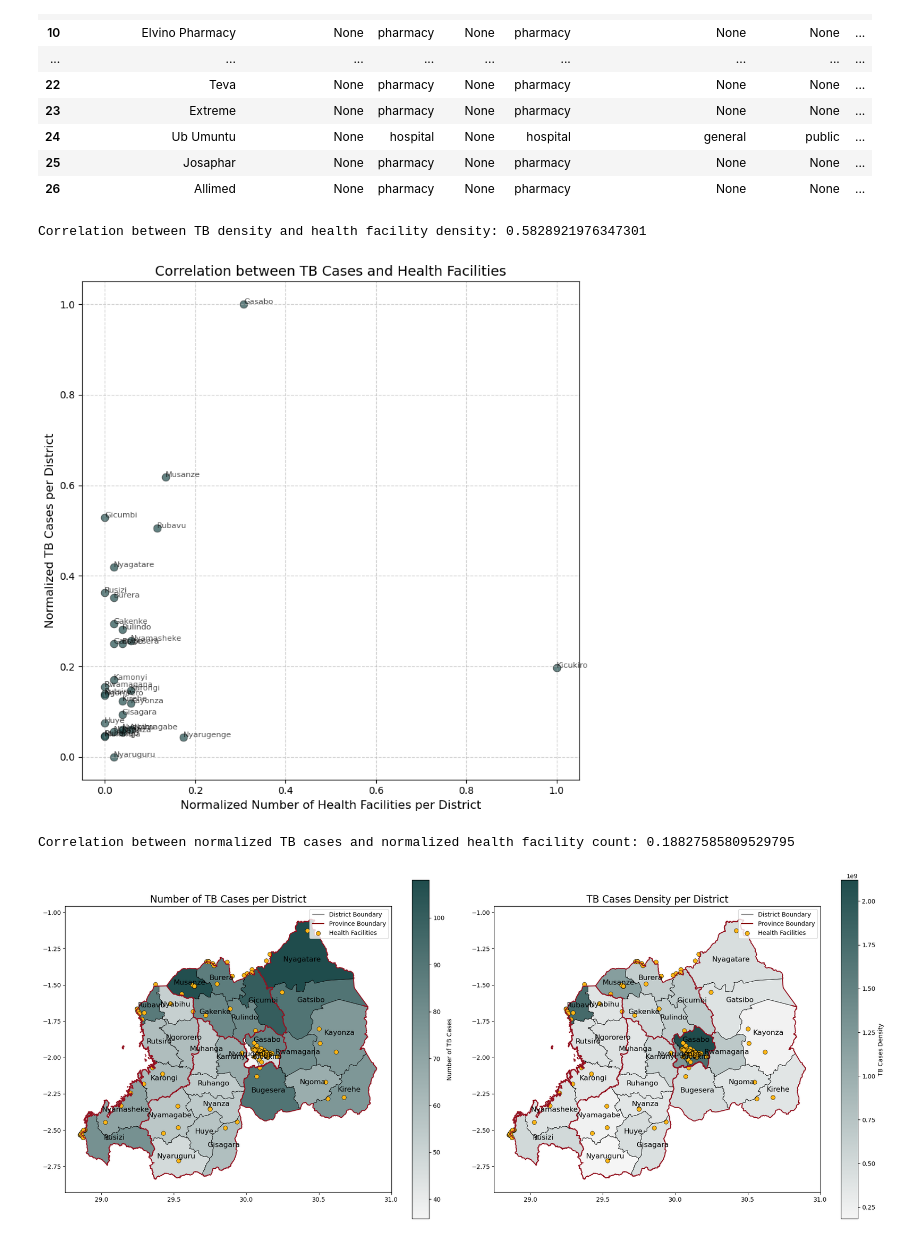
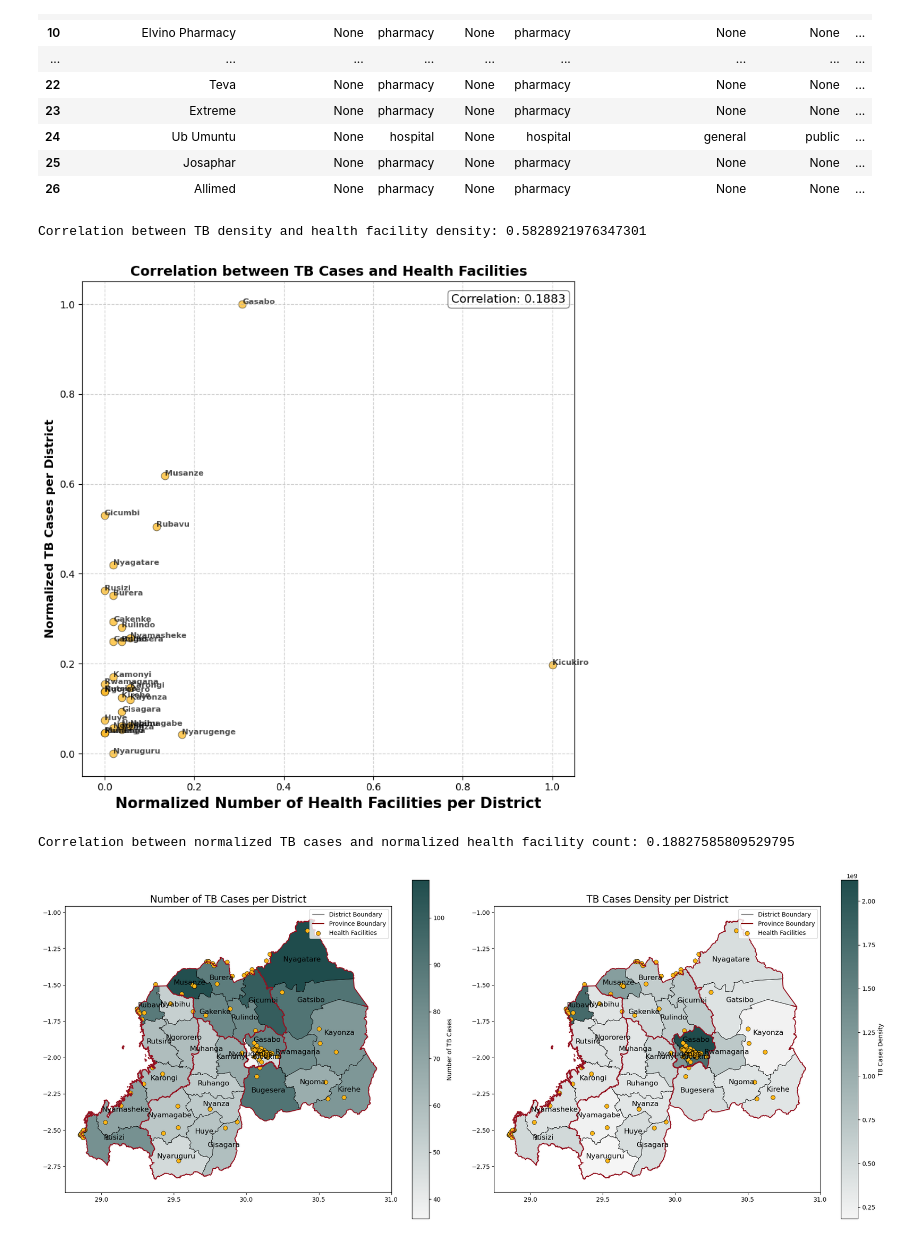
Before and after one commit to FonyaBrandone/MBDA_Research, a Jupyter notebook: ntaghagh/main_map.ipynb, the cells around one changed output. Cells and saved outputs as stored; diff of their text form; code cells hidden in the pictures.

```diff
--- a/ntaghagh/main_map.ipynb
+++ b/ntaghagh/main_map.ipynb
@@ -386,12 +386,13 @@ for idx, row in disease_gdf.iterrows():
                      ha='center', fontsize=12, color='black')
 
 # Plot health facilities
-main_facility_df.plot(ax=axes[0], color='#FDB515', markersize=50, label='Health Facilities',
-                   legend=True, edgecolor='black', linewidth=0.5)
+for i, facility in enumerate(main_facility):
+    facility_gdf = geo_points_df[geo_points_df['amenity'] == facility]
+    facility_gdf.plot(ax=axes[0], color=colors[i % len(colors)], markersize=100, label=facility, edgecolor='black', linewidth=0.5)
 
 # Add title for the first plot
 axes[0].set_title("Number of TB Cases per District", fontsize=16)
-axes[0].legend()
+axes[0].legend(loc='upper left', frameon=False)
 
 # --- Second Plot: TB Density per District ---
 # Plot the base map (district boundaries)
@@ -411,11 +412,12 @@ for idx, row in disease_gdf.iterrows():
                      ha='center', fontsize=12, color='black')
 
 # Plot of health facilities
-main_facility_df.plot(ax=axes[1], color='#FDB515', markersize=50, label='Health Facilities',
-                   legend=True, edgecolor='black', linewidth=0.5)
+for i, facility in enumerate(main_facility):
+    facility_gdf = geo_points_df[geo_points_df['amenity'] == facility]
+    facility_gdf.plot(ax=axes[1], color=colors[i % len(colors)], markersize=100, label=facility, edgecolor='black', linewidth=0.5)
 
 axes[1].set_title("TB Cases Density per District", fontsize=16)
-axes[1].legend()
+axes[1].legend(loc='upper left', frameon=False)
 
 # Adjusting plot layout
 plt.tight_layout()
@@ -445,57 +447,50 @@ plt.show()
 | 26 | Allimed | None | pharmacy | None | pharmacy | None | None | ... |
 # %%
 # Calculate the number of health facilities per district
-# Initialize facility count for each district to 0
 disease_gdf['facility_count'] = 0
 
-# Iterate through each facility in main_facility_df
 for _, facility in main_facility_df.iterrows():
-    # Check if the facility's geometry is within any district's geometry
     for idx, district in disease_gdf.iterrows():
         if facility['geometry'].within(district['geometry']):
             disease_gdf.at[idx, 'facility_count'] += 1
 
-# Calculate health facility density (facilities per unit area)
 disease_gdf['facility_density'] = disease_gdf['facility_count'] / disease_gdf['area']
-
-# Calculate the correlation between TB density and health facility density
 correlation = disease_gdf[['tb_density', 'facility_density']].corr().iloc[0, 1]
-
 print(f"Correlation between TB density and health facility density: {correlation}")
 
-# Normalize the data
+# Normalize data
 disease_gdf['normalized_tb_cases'] = (disease_gdf['tb_dist_cases'] - disease_gdf['tb_dist_cases'].min()) / (disease_gdf['tb_dist_cases'].max() - disease_gdf['tb_dist_cases'].min())
 disease_gdf['normalized_facility_count'] = (disease_gdf['facility_count'] - disease_gdf['facility_count'].min()) / (disease_gdf['facility_count'].max() - disease_gdf['facility_count'].min())
 
-# Plot the correlation
-fig, ax = plt.subplots(figsize=(8, 8))  # Set figure size to a square
+# Plot correlation
+fig, ax = plt.subplots(figsize=(8, 8))
+ax.scatter(disease_gdf['normalized_facility_count'], disease_gdf['normalized_tb_cases'],
+           color= '#FDB515', alpha=0.7, s=60, edgecolor='black', linewidth=0.5)
 
-# Scatter plot
-ax.scatter(disease_gdf['normalized_facility_count'], disease_gdf['normalized_tb_cases'],
-           color='#1F4C4C', alpha=0.7, s=60, edgecolor='black', linewidth=0.5)
+for idx, row in disease_gdf.iterrows():
+    ax.annotate(row['district'], (row['normalized_facility_count'], row['normalized_tb_cases']),
+                fontsize=8, alpha=0.7, fontweight='bold')
 
-# Annotate each point with the district name
-for idx, row in disease_gdf.iterrows():
-    ax.annotate(row['district'], (row['normalized_facility_count'], row['normalized_tb_cases']), fontsize=8, alpha=0.7)
+correlation = disease_gdf[['normalized_tb_cases', 'normalized_facility_count']].corr().iloc[0, 1]
+normalized_correlation_text = f"Correlation: {correlation:.4f}"
+ax.text(0.75, 0.975, normalized_correlation_text, transform=ax.transAxes, fontsize=12,
+    verticalalignment= 'top', bbox=dict(boxstyle="round", facecolor="white", alpha=0.5))
 
-# Add labels and title
-ax.set_xlabel('Normalized Number of Health Facilities per District', fontsize=12)
-ax.set_ylabel('Normalized TB Cases per District', fontsize=12)
-ax.set_title('Correlation between TB Cases and Health Facilities', fontsize=14)
-
-# Show grid
+ax.set_xlabel('Normalized Number of Health Facilities per District', fontsize=15, fontweight='bold')
+ax.set_ylabel('Normalized TB Cases per District', fontsize=12, fontweight='bold')
+ax.set_title('Correlation between TB Cases and Health Facilities', fontsize=14, fontweight='bold')
 ax.grid(True, linestyle='--', alpha=0.6)
 
-# Show the plot
 plt.tight_layout()
 plt.show()
 
-# correlation after normalisation
 correlation = disease_gdf[['normalized_tb_cases', 'normalized_facility_count']].corr().iloc[0, 1]
 print(f"Correlation between normalized TB cases and normalized health facility count: {correlation}")
+
+# Add normalized correlation value to the plot
 # %% [output]
 Correlation between TB density and health facility density: 0.5828921976347301
-[figure, old version]
+[figure, new version]
 Correlation between normalized TB cases and normalized health facility count: 0.18827585809529795
 # %%
 fig, axes = plt.subplots(1, 2, figsize=(20, 10))
```
Also changed, not shown: parts of 2 cells of this notebook, 1 other file.
